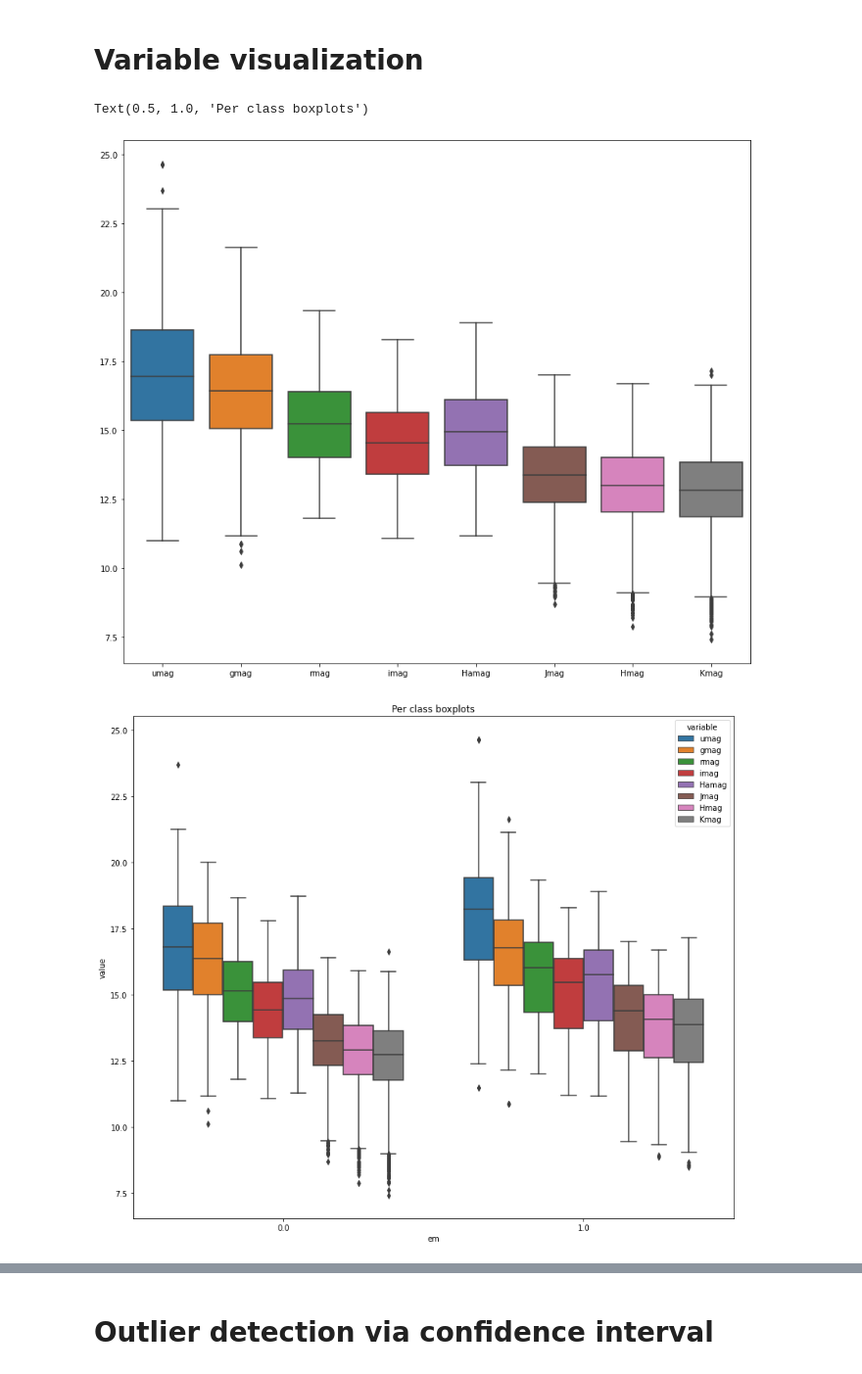
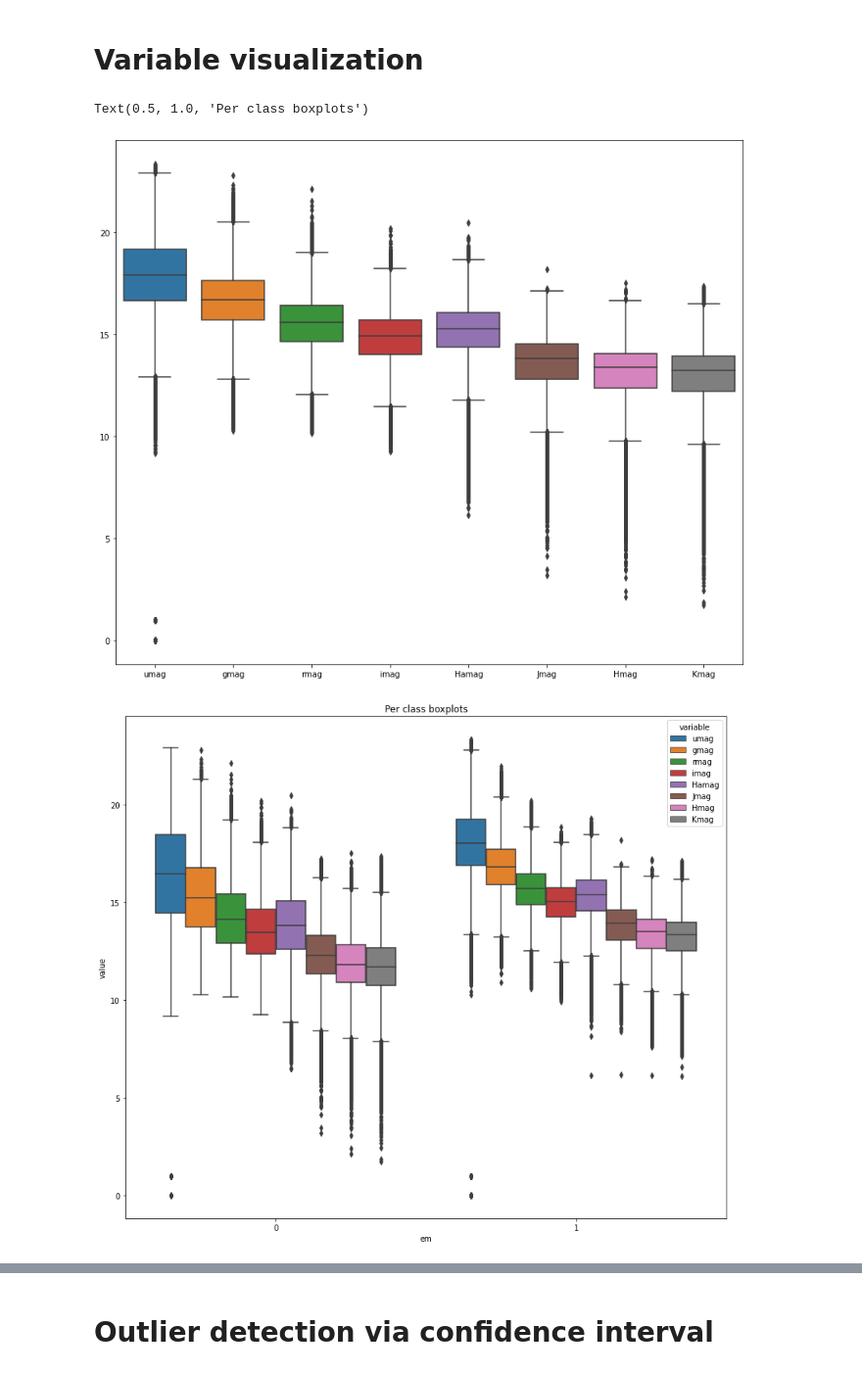
Before and after one commit to facundoq/bestars, a Jupyter notebook: Exploratory analysis.ipynb, the cells around one changed output, grey strips where cells are left out. Shown at 98% size. Cells and saved outputs as stored; diff of their text form; code cells hidden in the pictures.

```diff
--- a/Exploratory analysis.ipynb
+++ b/Exploratory analysis.ipynb
@@ -1,2 +1,4 @@
 # %%
-dataset_name = "hou"
+%reload_ext autoreload
+%autoreload 2
+dataset_name = "aidelman"
@@ -15,6 +14,7 @@ matplotlib.rcParams['figure.figsize'] = (14, 12)
 
 dataset_module = datasets.datasets_by_name_all[dataset_name]
 x,y,metadata = dataset_module.load(dropna=True,verbose=True)
+output_variable = "em"
 y = datasets.map_y_em(y,dataset_name)
 
 # generate dataframe with both x and y
@@ -41,13 +56,13 @@ Rows (after drop): 1007
 # %%
 
 sn.boxplot(data=x)
 
 plt.figure()
-xy_long = pd.melt(xy, id_vars='em')
-sn.boxplot(x='em', y='value', hue='variable', data=xy_long)
+xy_long = pd.melt(xy, id_vars=output_variable)
+sn.boxplot(x=output_variable, y='value', hue='variable', data=xy_long)
 plt.title("Per class boxplots")
 # %% [output]
 Text(0.5, 1.0, 'Per class boxplots')
-[figure, old version]
+[figure, new version]
-[figure, old version]
+[figure, new version]
 # %%
```
Also changed, not shown: parts of 11 cells of this notebook, 40 other files.
